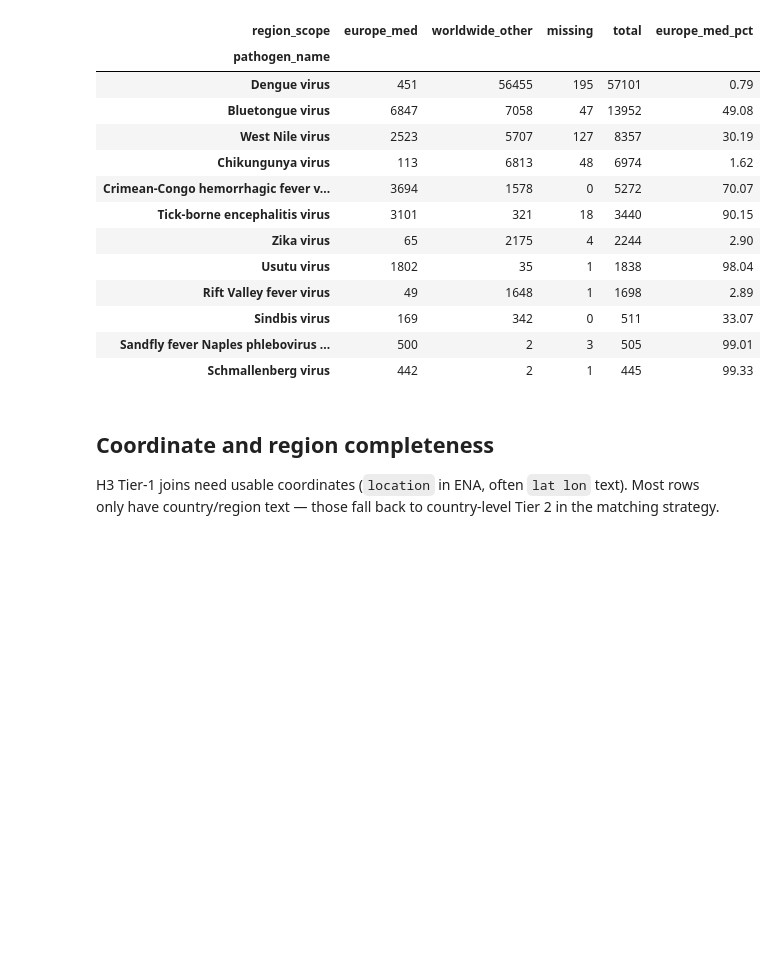
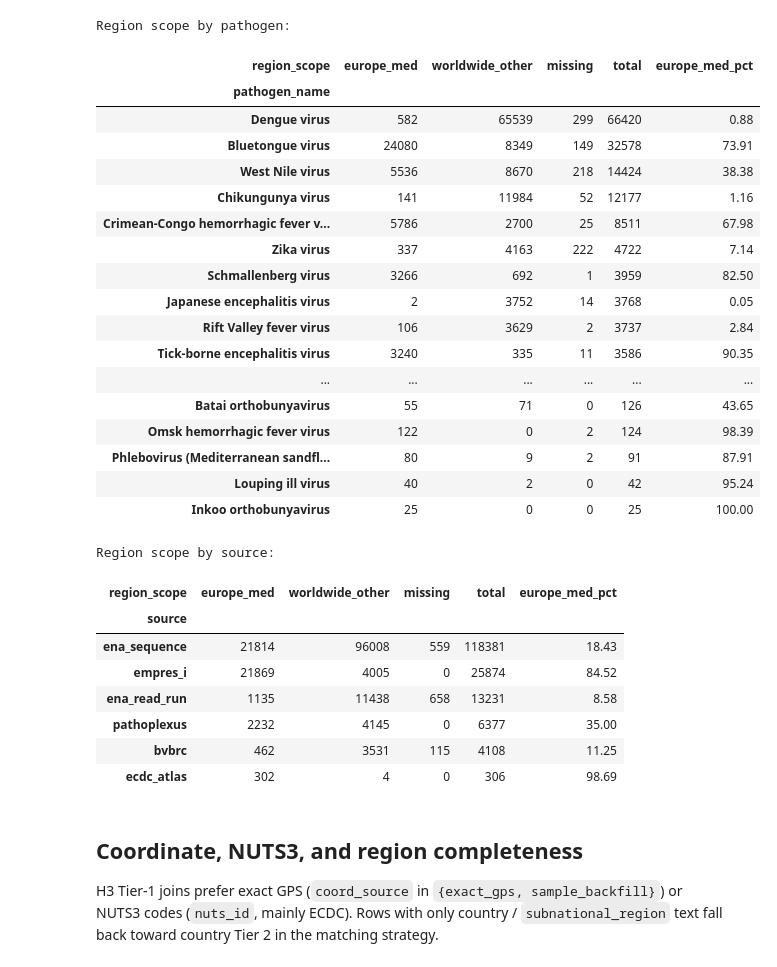
Before and after one commit to GustavoRusso/vector-guard, a Jupyter notebook: notebooks/04_eda_viruses.ipynb, the cells around one changed output. Cells and saved outputs as stored; diff of their text form; code cells hidden in the pictures; blank space fills up the shorter version.

Commit message:
Updated notebooks/04_eda_viruses.ipynb to run against the multi-source extract

```diff
--- a/notebooks/04_eda_viruses.ipynb
+++ b/notebooks/04_eda_viruses.ipynb
@@ -11,7 +11,6 @@ from __future__ import annotations
 
 import json
 import re
-
 import pandas as pd
 
 from vector_guard.data import (
@@ -19,11 +18,16 @@ from vector_guard.data import (
     find_repo_root,
     load_virus_detections,
 )
+from vector_guard.virus_extract import VIRUS_RAW_COLUMNS
 
 REPO_ROOT = find_repo_root()
 RAW_DIR = default_virus_raw_dir(REPO_ROOT)
 MANIFEST_PATH = RAW_DIR / "manifest.json"
+COUNTRIES_PATH = REPO_ROOT / "data" / "reference" / "countries.csv"
 
 df = load_virus_detections()
+assert list(df.columns) == list(VIRUS_RAW_COLUMNS), (
+    f"Unexpected columns: {list(df.columns)}"
+)
 df.shape
 # %% [output]
@@ -298,31 +477,60 @@ Top Europe / Mediterranean countries:
 # %%
 scope_by_pathogen = (
     geo.groupby(["pathogen_name", "region_scope"], dropna=False)
     .size()
     .unstack(fill_value=0)
     .reindex(columns=["europe_med", "worldwide_other", "missing"], fill_value=0)
 )
 scope_by_pathogen["total"] = scope_by_pathogen.sum(axis=1)
 scope_by_pathogen["europe_med_pct"] = (
     100 * scope_by_pathogen["europe_med"] / scope_by_pathogen["total"]
 ).round(2)
-scope_by_pathogen.sort_values("total", ascending=False)
+
+scope_by_source = (
+    geo.groupby(["source", "region_scope"], dropna=False)
+    .size()
+    .unstack(fill_value=0)
+    .reindex(columns=["europe_med", "worldwide_other", "missing"], fill_value=0)
+)
+scope_by_source["total"] = scope_by_source.sum(axis=1)
+scope_by_source["europe_med_pct"] = (
+    100 * scope_by_source["europe_med"] / scope_by_source["total"]
+).round(2)
+
+print("Region scope by pathogen:")
+display(scope_by_pathogen.sort_values("total", ascending=False))
+print("Region scope by source:")
+scope_by_source.sort_values("total", ascending=False)
 # %% [output]
+Region scope by pathogen:
 | region_scope | europe_med | worldwide_other | missing | total | europe_med_pct |
 | pathogen_name |  |  |  |  |  |
-| Dengue virus | 451 | 56455 | 195 | 57101 | 0.79 |
-| Bluetongue virus | 6847 | 7058 | 47 | 13952 | 49.08 |
-| West Nile virus | 2523 | 5707 | 127 | 8357 | 30.19 |
-| Chikungunya virus | 113 | 6813 | 48 | 6974 | 1.62 |
-| Crimean-Congo hemorrhagic fever v... | 3694 | 1578 | 0 | 5272 | 70.07 |
-| Tick-borne encephalitis virus | 3101 | 321 | 18 | 3440 | 90.15 |
-| Zika virus | 65 | 2175 | 4 | 2244 | 2.90 |
-| Usutu virus | 1802 | 35 | 1 | 1838 | 98.04 |
-| Rift Valley fever virus | 49 | 1648 | 1 | 1698 | 2.89 |
-| Sindbis virus | 169 | 342 | 0 | 511 | 33.07 |
-| Sandfly fever Naples phlebovirus ... | 500 | 2 | 3 | 505 | 99.01 |
-| Schmallenberg virus | 442 | 2 | 1 | 445 | 99.33 |
+| Dengue virus | 582 | 65539 | 299 | 66420 | 0.88 |
+| Bluetongue virus | 24080 | 8349 | 149 | 32578 | 73.91 |
+| West Nile virus | 5536 | 8670 | 218 | 14424 | 38.38 |
+| Chikungunya virus | 141 | 11984 | 52 | 12177 | 1.16 |
+| Crimean-Congo hemorrhagic fever v... | 5786 | 2700 | 25 | 8511 | 67.98 |
+| Zika virus | 337 | 4163 | 222 | 4722 | 7.14 |
+| Schmallenberg virus | 3266 | 692 | 1 | 3959 | 82.50 |
+| Japanese encephalitis virus | 2 | 3752 | 14 | 3768 | 0.05 |
+| Rift Valley fever virus | 106 | 3629 | 2 | 3737 | 2.84 |
+| Tick-borne encephalitis virus | 3240 | 335 | 11 | 3586 | 90.35 |
+| ... | ... | ... | ... | ... | ... |
+| Batai orthobunyavirus | 55 | 71 | 0 | 126 | 43.65 |
+| Omsk hemorrhagic fever virus | 122 | 0 | 2 | 124 | 98.39 |
+| Phlebovirus (Mediterranean sandfl... | 80 | 9 | 2 | 91 | 87.91 |
+| Louping ill virus | 40 | 2 | 0 | 42 | 95.24 |
+| Inkoo orthobunyavirus | 25 | 0 | 0 | 25 | 100.00 |
+Region scope by source:
+| region_scope | europe_med | worldwide_other | missing | total | europe_med_pct |
+| source |  |  |  |  |  |
+| ena_sequence | 21814 | 96008 | 559 | 118381 | 18.43 |
+| empres_i | 21869 | 4005 | 0 | 25874 | 84.52 |
+| ena_read_run | 1135 | 11438 | 658 | 13231 | 8.58 |
+| pathoplexus | 2232 | 4145 | 0 | 6377 | 35.00 |
+| bvbrc | 462 | 3531 | 115 | 4108 | 11.25 |
+| ecdc_atlas | 302 | 4 | 0 | 306 | 98.69 |
 # %% [markdown]
-## Coordinate and region completeness
+## Coordinate, NUTS3, and region completeness
 
-H3 Tier-1 joins need usable coordinates (`location` in ENA, often `lat lon` text). Most rows only have country/region text — those fall back to country-level Tier 2 in the matching strategy.
+H3 Tier-1 joins prefer exact GPS (`coord_source` in `{exact_gps, sample_backfill}`) or NUTS3 codes (`nuts_id`, mainly ECDC). Rows with only country / `subnational_region` text fall back toward country Tier 2 in the matching strategy.
```
Also changed, not shown: parts of 22 cells of this notebook.
